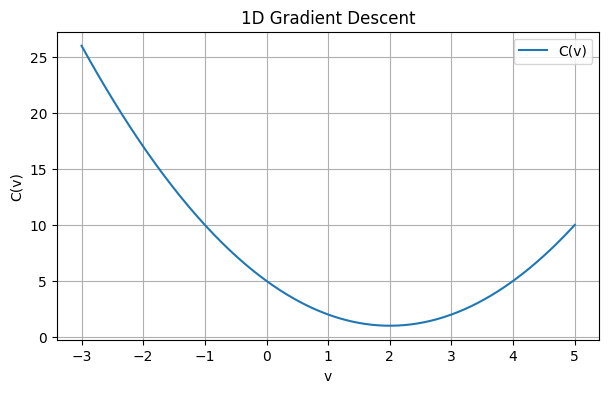
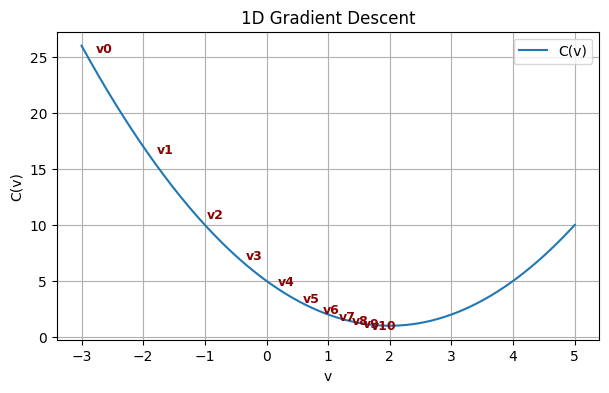
Code edit (unified diff) that turned the first committed figure into the second:
--- before
+++ after
@@ -2,5 +2,24 @@
 C_v = (v_vals - 2)**2 + 1
 
+def c(v):
+  return (v - 2)**2 + 1
+
+def dc(v):
+  return 2*(v - 2)
+
+epoches = 10
+v = -3
+v_history = [v]
+c_history = [c(v)]
+eta = 0.1
 # TODO: run gradient descent steps and annotate on the curve
+
+for epoch in range(epoches):
+  v = v - eta*dc(v)
+
+  v_history.append(v)
+  c_history.append(c(v))
+
+
 plt.figure(figsize=(7, 4))
 plt.plot(v_vals, C_v, label='C(v)')
@@ -10,3 +29,15 @@
 plt.legend()
 plt.grid(True)
+
+
+for i, (v, c) in enumerate(zip(v_history, c_history)):
+    # Add a small offset so text doesn't overlap the points
+    plt.annotate(f'v{i}',
+                 xy=(v, c),
+                 xytext=(10, -5),
+                 textcoords='offset points',
+                 fontsize=9,
+                 color='darkred',
+                 weight='bold')
+
 plt.show()

Commit: Created using Colab